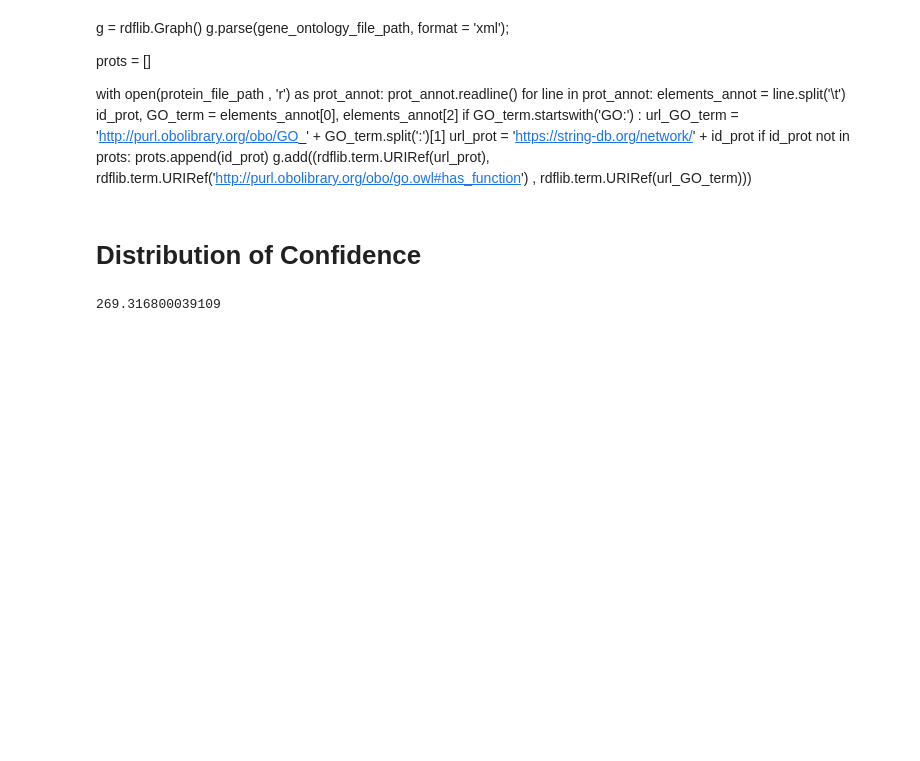
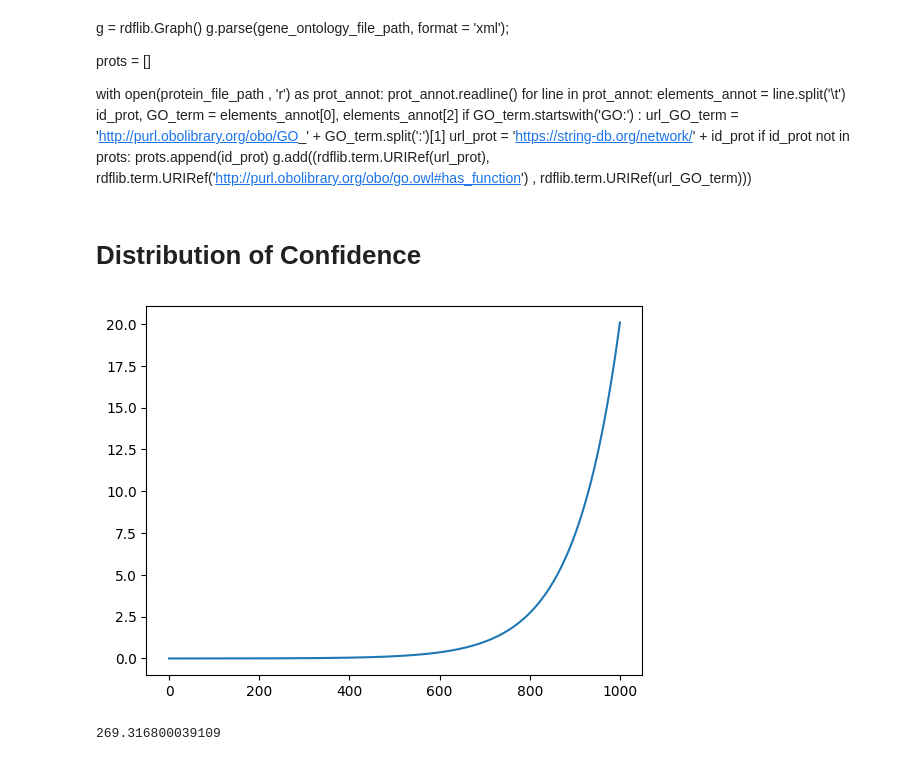
Before and after one commit to andre279m/UncertaintyInML, a Jupyter notebook: newerTest/test3_11.ipynb, the cells around one changed output. Saved outputs shown, nothing was run; the diff lists cells and outputs as text; code cells hidden in the pictures; blank space fills up the shorter version.

```diff
--- a/newerTest/test3_11.ipynb
+++ b/newerTest/test3_11.ipynb
@@ -69,6 +69,14 @@ with open(protein_file_path , 'r') as prot_annot:
 # %%
 data_full = pd.read_csv(protein_full_links_file_path, sep=" ", header=0)
 data_full = data_full[data_full["protein1"].isin(prots) & data_full["protein2"].isin(prots)]
+# %%
+x = np.linspace(0, 1000, 1000)
+y = np.exp(0.01 * (x - 700))
+
+plt.plot(x, y)
+plt.show()
+# %% [output]
+[figure, added]
 # %%
 # mean of confidence score
 mean = data_full['combined_score'].mean()
```
Also changed, not shown: 35 other files.
